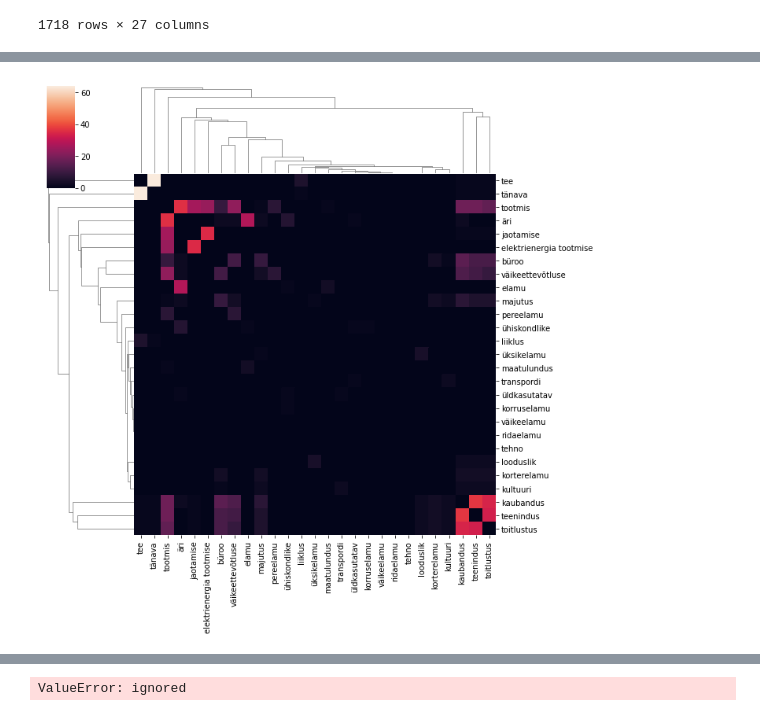
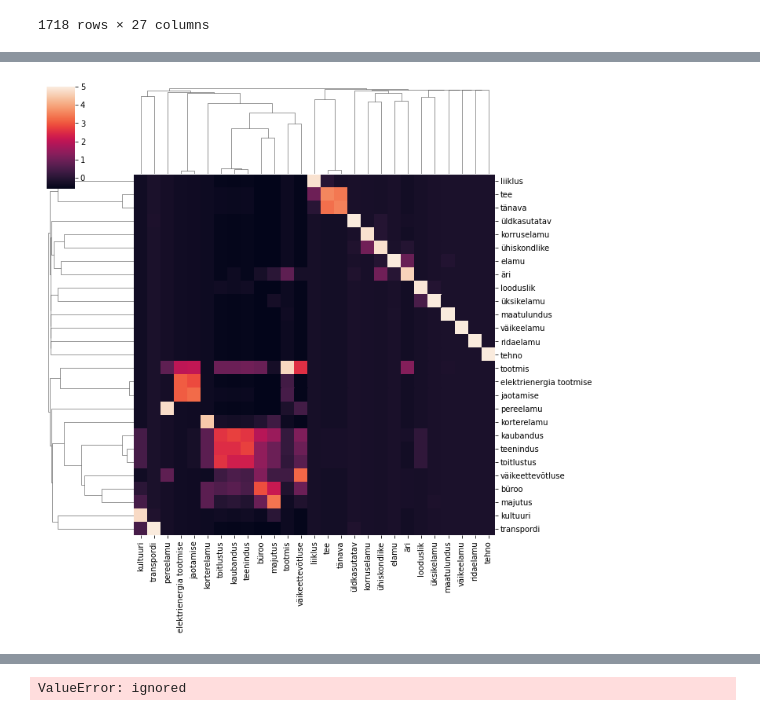
Before and after one commit to taavip/MAPlaneeringud, a Jupyter notebook: plan_analyys.ipynb, the cells around one changed output, grey strips where cells are left out. Drawn from its saved outputs; the diff is of its cells as text; code cells hidden in the pictures.

```diff
--- a/plan_analyys.ipynb
+++ b/plan_analyys.ipynb
@@ -615,3 +615,7 @@ z
 |  | 12 | tee- ja tänava maa | LP | 1 | 0 | 0 | 0 | 0 | ... |
 | 103573 | 1 | Maatulundusmaa | M | 1 | 0 | 0 | 0 | 0 | ... |
 1718 rows × 27 columns
+# %%
+df_asint = z.astype(int)
+z3 = df_asint.T.dot(df_asint)
+z3
@@ -626,14 +644,16 @@ NameError: ignored
+# %%
+normalized_z=(z3-z3.mean())/z3.std()
 # %%
 import seaborn as sns
 import pandas as pd
 from matplotlib import pyplot as plt
 
-sns.clustermap(z2)
+sns.clustermap(normalized_z)
 
 # Show the graph
 plt.show()
 # %% [output]
-[figure, old version]
+[figure, new version]
 # %%
 z2
 # %% [output]
```
Also changed, not shown: parts of 2 cells of this notebook.
